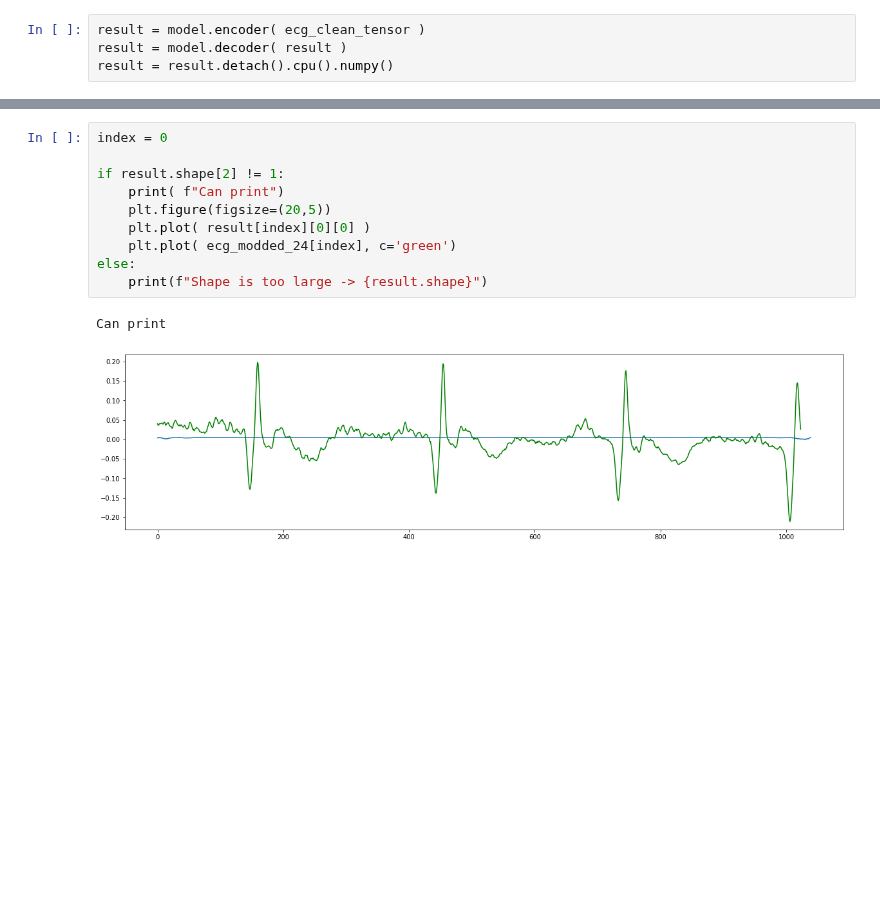
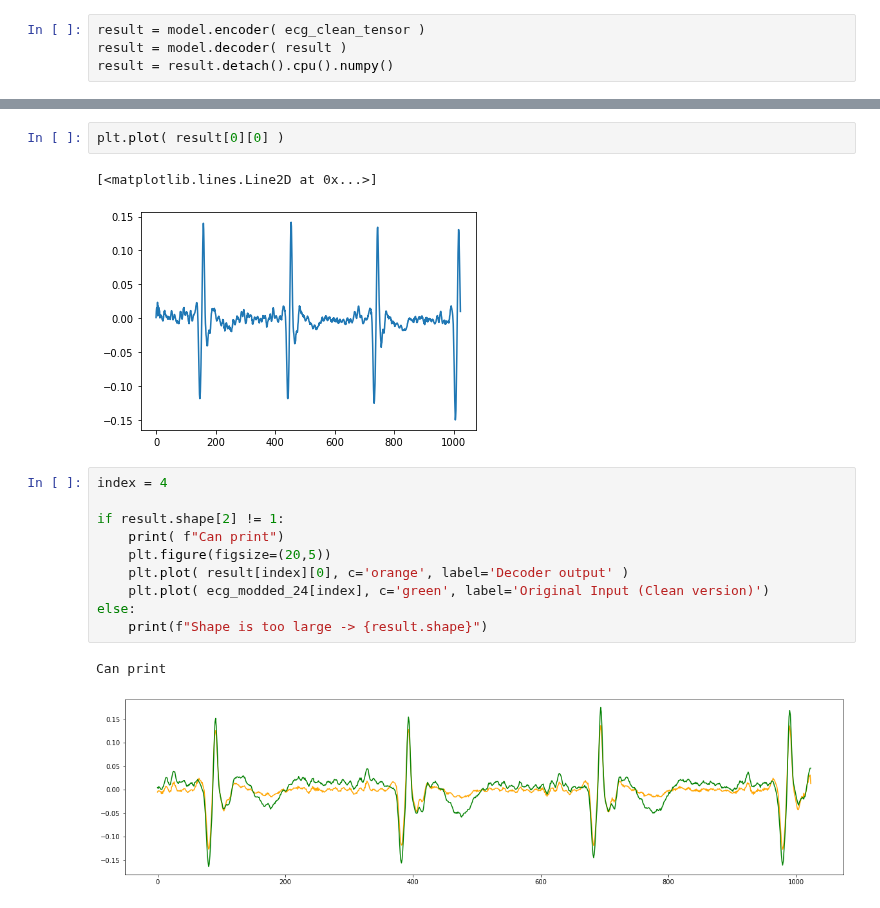
Before and after one commit to enzlaur/pytorch-ml-tuts, a Jupyter notebook: scratch06.ipynb, the cells around one changed output, grey strips where cells are left out. Saved outputs shown, nothing was run; the diff lists cells and outputs as text; blank space fills up the shorter version.

```diff
--- a/scratch06.ipynb
+++ b/scratch06.ipynb
@@ -324,13 +364,18 @@ print( result.shape )
+# %%
+plt.plot( result[0][0] )
+# %% [output]
+[<matplotlib.lines.Line2D at 0x...>]
+[figure, added]
 # %%
-index = 0
+index = 4
 
 if result.shape[2] != 1:
     print( f"Can print")
     plt.figure(figsize=(20,5))
-    plt.plot( result[index][0][0] )
-    plt.plot( ecg_modded_24[index], c='green')
+    plt.plot( result[index][0], c='orange', label='Decoder output' )
+    plt.plot( ecg_modded_24[index], c='green', label='Original Input (Clean version)')
 else:
     print(f"Shape is too large -> {result.shape}")
 # %% [output]
 Can print
-[figure, old version]
+[figure, new version]
```
Also changed, not shown: parts of 10 cells of this notebook.
